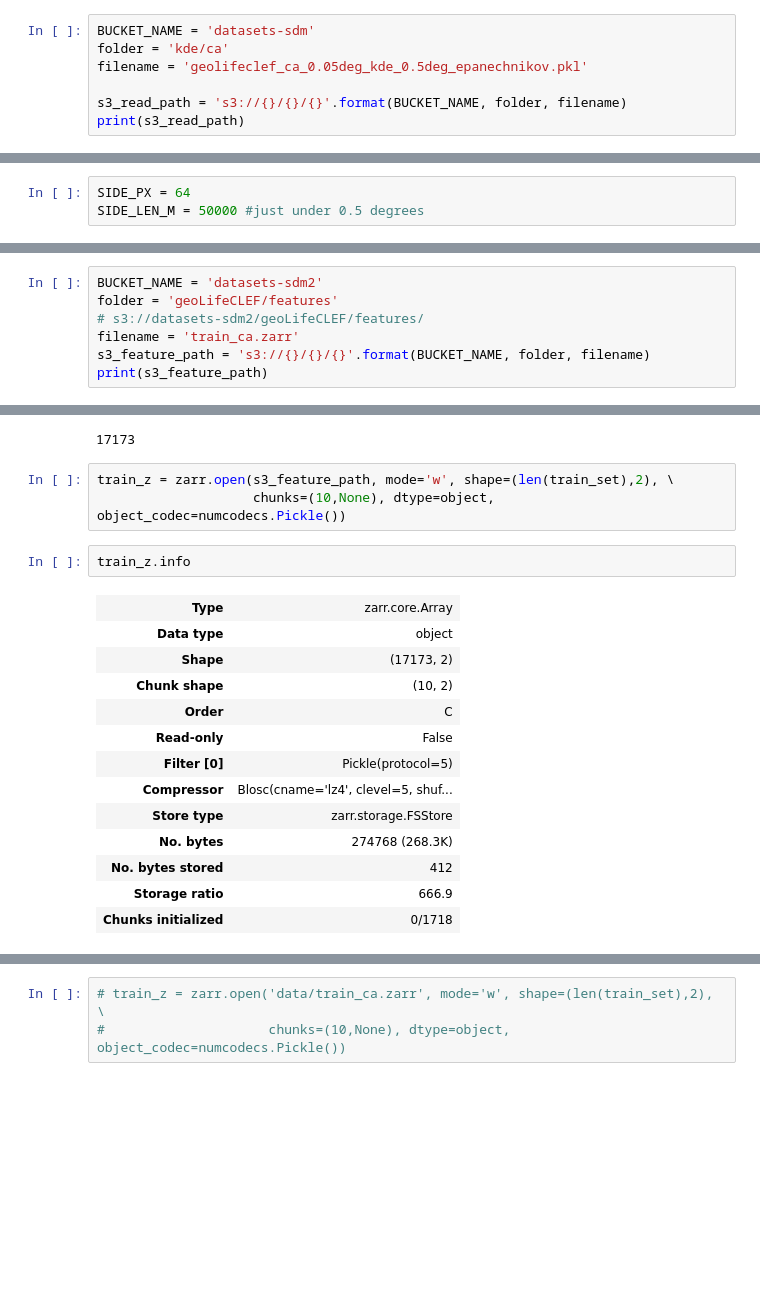
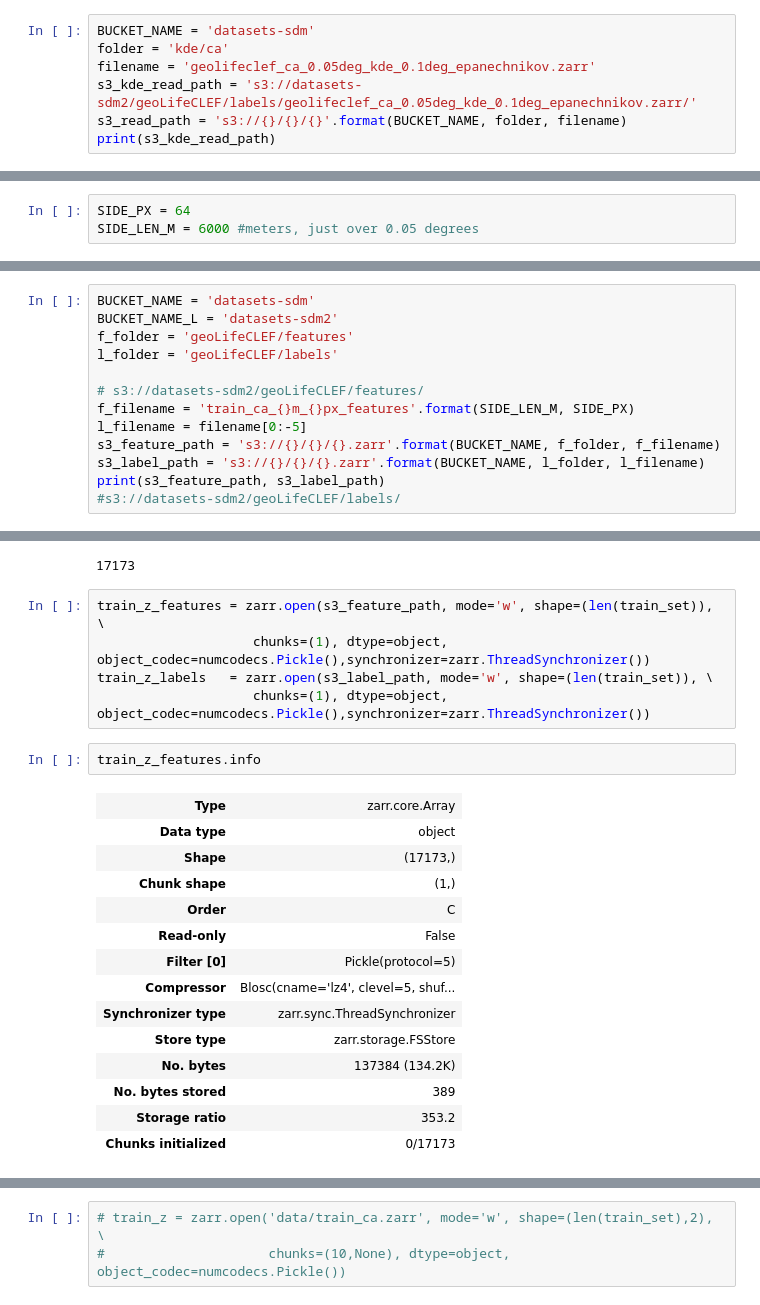
Before and after one commit to ando-shah/sdm-geolifeCLEF, a Jupyter notebook: raster/zarr_dataset.ipynb, the cells around one changed output, grey strips where cells are left out. Cells and saved outputs as stored; diff of their text form; blank space fills up the shorter version.

```diff
--- a/raster/zarr_dataset.ipynb
+++ b/raster/zarr_dataset.ipynb
@@ -192,8 +202,8 @@ def add_sentinel_urls(centroids,mode="train"):
 # %%
 BUCKET_NAME = 'datasets-sdm'
 folder = 'kde/ca'
-filename = 'geolifeclef_ca_0.05deg_kde_0.5deg_epanechnikov.pkl'
-
+filename = 'geolifeclef_ca_0.05deg_kde_0.1deg_epanechnikov.zarr'
+s3_kde_read_path = 's3://datasets-sdm2/geoLifeCLEF/labels/geolifeclef_ca_0.05deg_kde_0.1deg_epanechnikov.zarr/'
 s3_read_path = 's3://{}/{}/{}'.format(BUCKET_NAME, folder, filename)
-print(s3_read_path)
+print(s3_kde_read_path)
 # %% [output]
@@ -329,6 +378,6 @@ s3://datasets-sdm/geoLifeCLEF/rasters/
 from dataset import Dataset
 # %%
 SIDE_PX = 64
-SIDE_LEN_M = 50000 #just under 0.5 degrees
+SIDE_LEN_M = 6000 #meters, just over 0.05 degrees
 # %% [markdown]
 ## Training set
@@ -498,10 +528,16 @@ NUM_WORKERS = 2
 # %%
 train_dumper = torch.utils.data.DataLoader(train_set, shuffle=False, batch_size=BATCH_SIZE, num_workers=NUM_WORKERS)
 # %%
-BUCKET_NAME = 'datasets-sdm2'
-folder = 'geoLifeCLEF/features'
+BUCKET_NAME = 'datasets-sdm'
+BUCKET_NAME_L = 'datasets-sdm2'
+f_folder = 'geoLifeCLEF/features'
+l_folder = 'geoLifeCLEF/labels'
+
 # s3://datasets-sdm2/geoLifeCLEF/features/
-filename = 'train_ca.zarr'
-s3_feature_path = 's3://{}/{}/{}'.format(BUCKET_NAME, folder, filename)
-print(s3_feature_path)
+f_filename = 'train_ca_{}m_{}px_features'.format(SIDE_LEN_M, SIDE_PX)
+l_filename = filename[0:-5]
+s3_feature_path = 's3://{}/{}/{}.zarr'.format(BUCKET_NAME, f_folder, f_filename)
+s3_label_path = 's3://{}/{}/{}.zarr'.format(BUCKET_NAME, l_folder, l_filename)
+print(s3_feature_path, s3_label_path)
+#s3://datasets-sdm2/geoLifeCLEF/labels/
 # %% [output]
@@ -511,21 +547,24 @@ len(train_set)
 # %% [output]
 17173
 # %%
-train_z = zarr.open(s3_feature_path, mode='w', shape=(len(train_set),2), \
-                    chunks=(10,None), dtype=object, object_codec=numcodecs.Pickle())
+train_z_features = zarr.open(s3_feature_path, mode='w', shape=(len(train_set)), \
+                    chunks=(1), dtype=object, object_codec=numcodecs.Pickle(),synchronizer=zarr.ThreadSynchronizer())
+train_z_labels   = zarr.open(s3_label_path, mode='w', shape=(len(train_set)), \
+                    chunks=(1), dtype=object, object_codec=numcodecs.Pickle(),synchronizer=zarr.ThreadSynchronizer())
 # %%
-train_z.info
+train_z_features.info
 # %% [output]
 | Type | zarr.core.Array |
 | Data type | object |
-| Shape | (17173, 2) |
-| Chunk shape | (10, 2) |
+| Shape | (17173,) |
+| Chunk shape | (1,) |
 | Order | C |
 | Read-only | False |
 | Filter [0] | Pickle(protocol=5) |
 | Compressor | Blosc(cname='lz4', clevel=5, shuf... |
+| Synchronizer type | zarr.sync.ThreadSynchronizer |
 | Store type | zarr.storage.FSStore |
-| No. bytes | 274768 (268.3K) |
-| No. bytes stored | 412 |
-| Storage ratio | 666.9 |
-| Chunks initialized | 0/1718 |
+| No. bytes | 137384 (134.2K) |
+| No. bytes stored | 389 |
+| Storage ratio | 353.2 |
+| Chunks initialized | 0/17173 |
```
Also changed, not shown: parts of 40 cells of this notebook, 4 other files.
